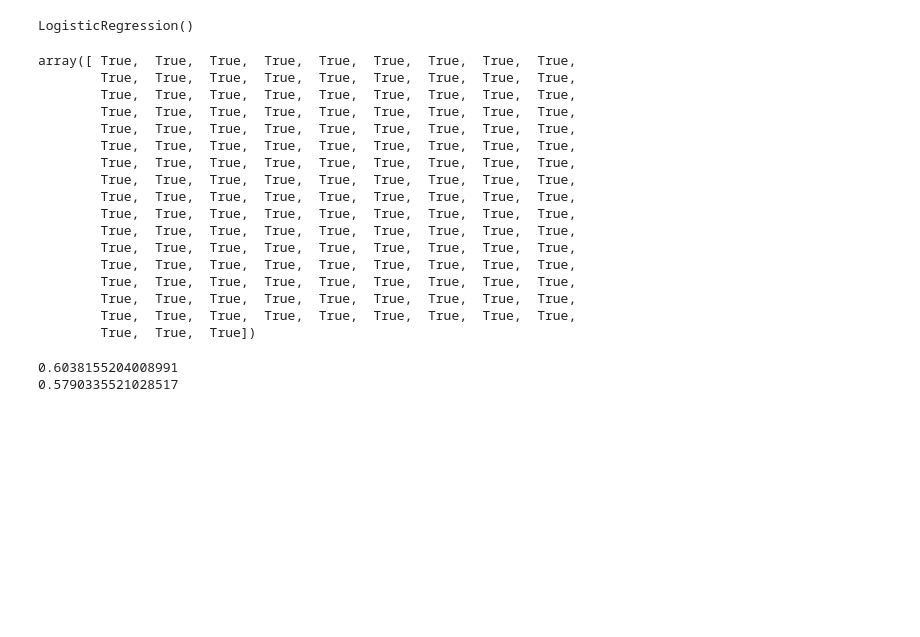
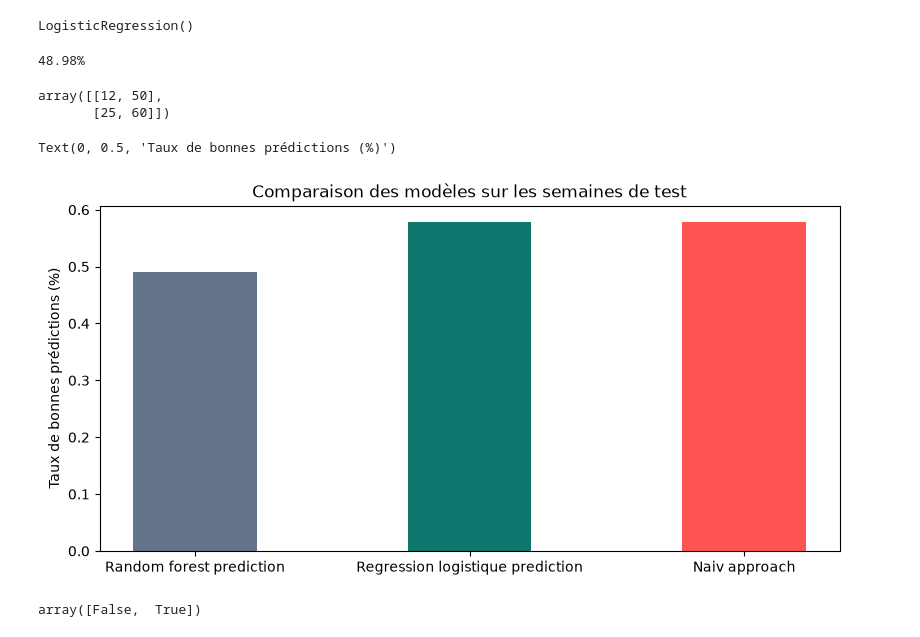
Before and after one commit to lajord/Quant_lab, a Jupyter notebook: projects/03-market-predictor/main.ipynb, the cells around one changed output. Saved outputs shown, nothing was run; the diff lists cells and outputs as text; code cells hidden in the pictures; blank space fills up the shorter version.

```diff
--- a/projects/03-market-predictor/main.ipynb
+++ b/projects/03-market-predictor/main.ipynb
@@ -147,32 +149,31 @@ modele_logistique = LogisticRegression()
 modele_logistique.fit(X_train,Y_train)
 # %% [output]
 LogisticRegression()
-# %%
-modele_logistique.predict(X_test)
-# %% [output]
-array([ True,  True,  True,  True,  True,  True,  True,  True,  True,
-        True,  True,  True,  True,  True,  True,  True,  True,  True,
-        True,  True,  True,  True,  True,  True,  True,  True,  True,
-        True,  True,  True,  True,  True,  True,  True,  True,  True,
-        True,  True,  True,  True,  True,  True,  True,  True,  True,
-        True,  True,  True,  True,  True,  True,  True,  True,  True,
-        True,  True,  True,  True,  True,  True,  True,  True,  True,
-        True,  True,  True,  True,  True,  True,  True,  True,  True,
-        True,  True,  True,  True,  True,  True,  True,  True,  True,
-        True,  True,  True,  True,  True,  True,  True,  True,  True,
-        True,  True,  True,  True,  True,  True,  True,  True,  True,
-        True,  True,  True,  True,  True,  True,  True,  True,  True,
-        True,  True,  True,  True,  True,  True,  True,  True,  True,
-        True,  True,  True,  True,  True,  True,  True,  True,  True,
-        True,  True,  True,  True,  True,  True,  True,  True,  True,
-        True,  True,  True,  True,  True,  True,  True,  True,  True,
-        True,  True,  True])
 # %%
-probas = modele_logistique.predict_proba(X_test)
-print(probas[:,1].max())
-print(probas[:,1].min())
+probas = modele_logistique.predict(X_test)
-# %% [output]
-0.6038155204008991
-0.5790335521028517
 # %%
-#zezef zef
+random_forest = RandomForestClassifier(random_state=42)
+random_forest.fit(X_train,Y_train)
+predictions_foret = random_forest.predict(X_test)
+print(f"{(predictions_foret == Y_test).mean():.2%}")
+confusion_matrix(Y_test, predictions_foret, labels=[False, True])
+# %% [output]
+48.98%
+array([[12, 50],
+       [25, 60]])
+# %%
+prediction_random_forest = (predictions_foret == Y_test).mean()
+prediction_regresion_logistique = (probas == Y_test).mean()
+
+
+fg, ax = plt.subplots(figsize=(8,4),layout="constrained")
+ax.bar(["Random forest prediction","Regression logistique prediction","Naiv approach"],[prediction_random_forest,prediction_regresion_logistique,Y_test.mean()],width=0.45,color=["#64748B", "#0F766E","#FF1111B7"])
+ax.set_title("Comparaison des modèles sur les semaines de test")
+ax.set_ylabel("Taux de bonnes prédictions (%)")
+# %% [output]
+Text(0, 0.5, 'Taux de bonnes prédictions (%)')
+[figure, added]
+# %%
+random_forest.classes_
+# %% [output]
+array([False,  True])
```
Also changed, not shown: parts of 4 cells of this notebook, 1 other file.
